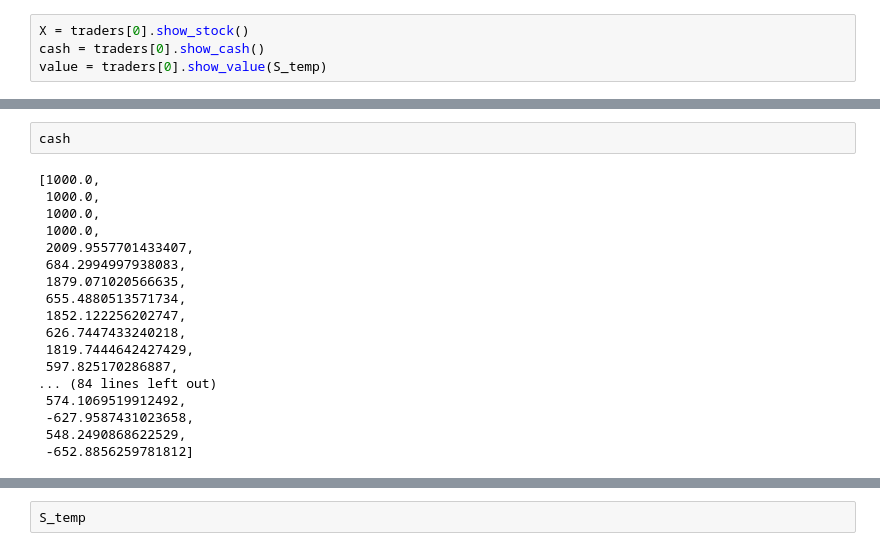
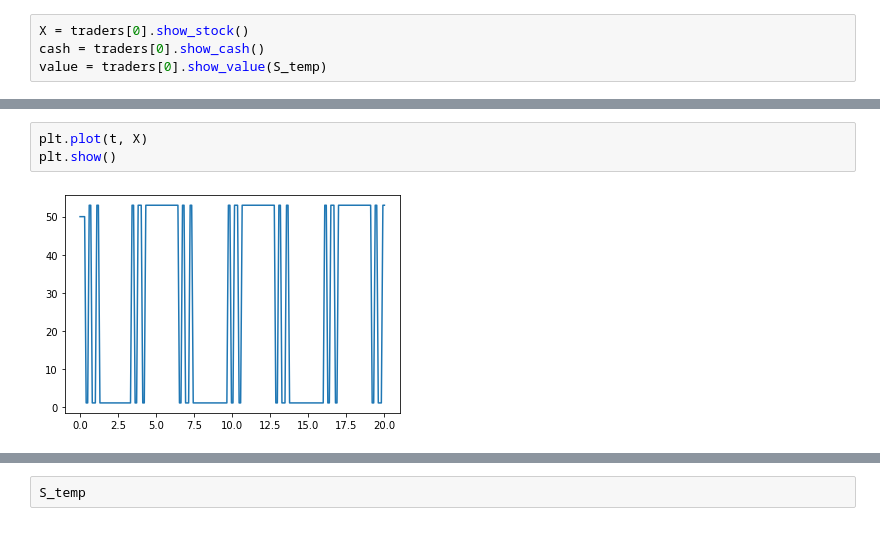
Before and after one commit to khanhnguyen15/Market-Simulation, a Jupyter notebook: Market-Simulation.ipynb, the cells around one changed output, grey strips where cells are left out. Cells and saved outputs as stored; diff of their text form.

```diff
--- a/Market-Simulation.ipynb
+++ b/Market-Simulation.ipynb
@@ -190,20 +170,5 @@ X
-# %%
-cash
-# %% [output]
-[1000.0,
- 1000.0,
- 1000.0,
- 1000.0,
- 2009.9557701433407,
- 684.2994997938083,
- 1879.071020566635,
- 655.4880513571734,
- 1852.122256202747,
- 626.7447433240218,
- 1819.7444642427429,
- 597.825170286887,
-... (84 lines left out)
- 574.1069519912492,
- -627.9587431023658,
- 548.2490868622529,
- -652.8856259781812]
+# %%
+plt.plot(t, X)
+plt.show()
+# %% [output]
+[figure, added]
```
Also changed, not shown: parts of 7 cells of this notebook.
